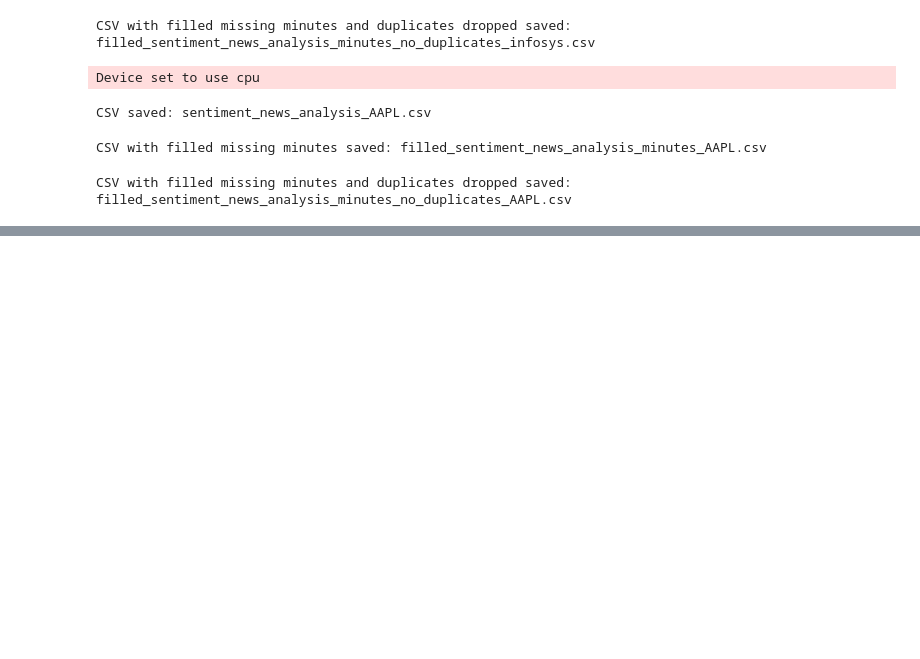
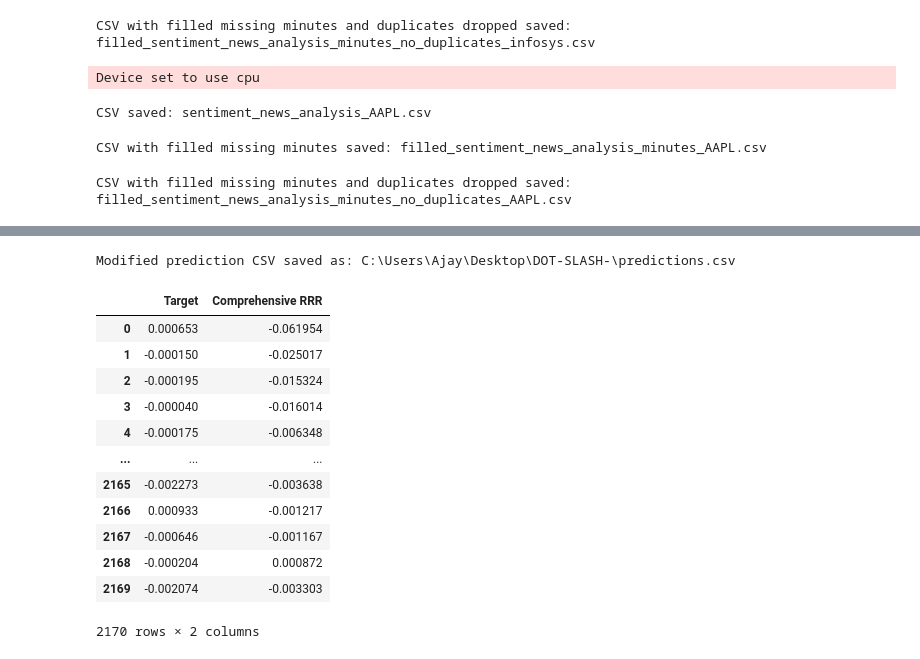
Before and after one commit to KULTHEOM/DOT-SLASH-, a Jupyter notebook: Model_tanmay.ipynb, the cells around one changed output, grey strips where cells are left out. Saved outputs shown, nothing was run; the diff lists cells and outputs as text; code cells hidden in the pictures; blank space fills up the shorter version.

```diff
--- a/Model_tanmay.ipynb
+++ b/Model_tanmay.ipynb
@@ -1357,0 +1606,34 @@ CSV with filled missing minutes and duplicates dropped saved: filled_sentiment_n
+# %%
+import pandas as pd
+
+# Load the prediction CSV file
+prediction_file_path = r"C:\Users\Ajay\Desktop\DOT-SLASH-\predictions.csv"  # Update this path as needed
+prediction_data = pd.read_csv(prediction_file_path, header=None)  # Load without headers
+
+# Change column names to 'Target' and 'Comprehensive RRR'
+prediction_data.columns = ['Target', 'Comprehensive RRR']
+
+# Save the modified DataFrame back to a CSV file
+modified_prediction_file_path = r"C:\Users\Ajay\Desktop\DOT-SLASH-\predictions.csv"  # Specify new file path if needed
+prediction_data.to_csv(modified_prediction_file_path, index=False)
+
+print(f"Modified prediction CSV saved as: {modified_prediction_file_path}")
+# %% [output]
+Modified prediction CSV saved as: C:\Users\Ajay\Desktop\DOT-SLASH-\predictions.csv
+# %%
+prediction = pd.read_csv(r"C:\Users\Ajay\Desktop\DOT-SLASH-\predictions.csv")
+prediction
+# %% [output]
+|  | Target | Comprehensive RRR |
+| 0 | 0.000653 | -0.061954 |
+| 1 | -0.000150 | -0.025017 |
+| 2 | -0.000195 | -0.015324 |
+| 3 | -0.000040 | -0.016014 |
+| 4 | -0.000175 | -0.006348 |
+| ... | ... | ... |
+| 2165 | -0.002273 | -0.003638 |
+| 2166 | 0.000933 | -0.001217 |
+| 2167 | -0.000646 | -0.001167 |
+| 2168 | -0.000204 | 0.000872 |
+| 2169 | -0.002074 | -0.003303 |
+2170 rows × 2 columns
```
Also changed, not shown: parts of 5 cells of this notebook, 6 other files.
